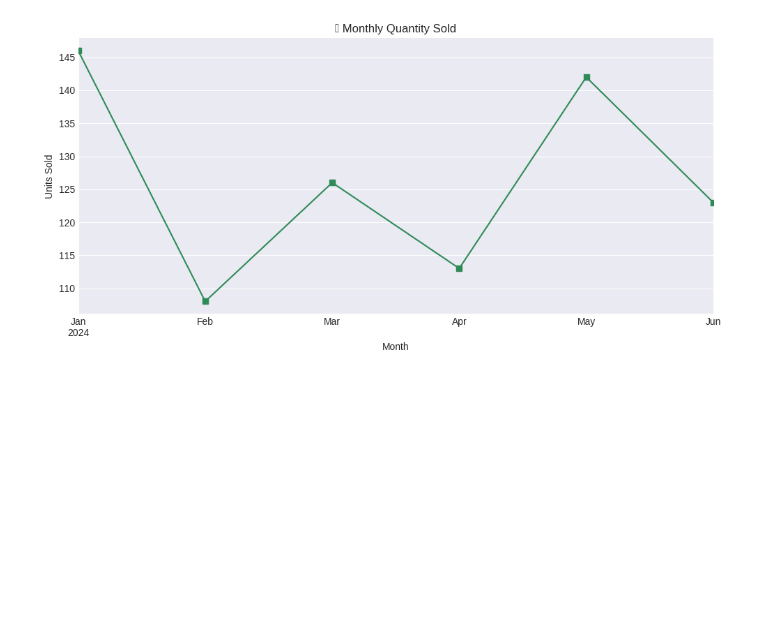
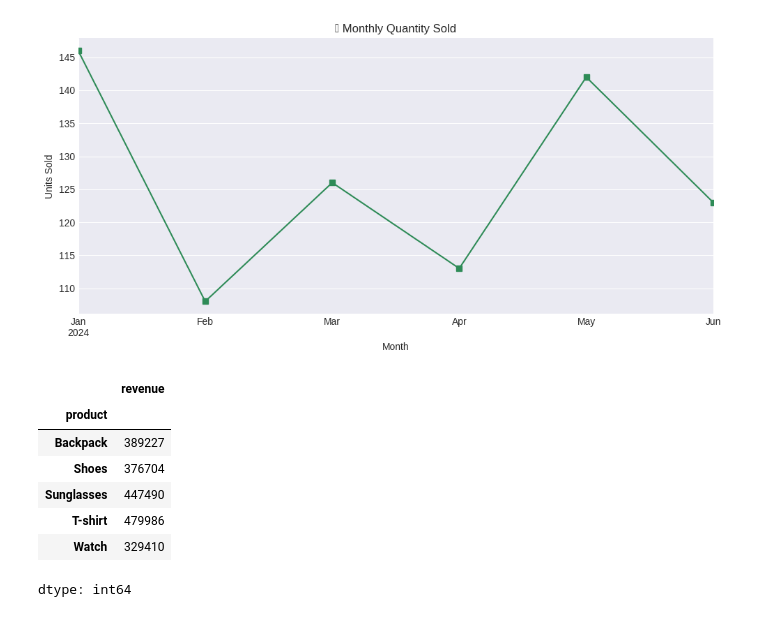
Before and after one commit to srujan-jagadeesh/sales-dashboard-project, a Jupyter notebook: Sales_Dashboard_Project.ipynb, the cells around one changed output. Cells and saved outputs as stored; diff of their text form; code cells hidden in the pictures; blank space fills up the shorter version.

```diff
--- a/Sales_Dashboard_Project.ipynb
+++ b/Sales_Dashboard_Project.ipynb
@@ -109,3 +109,15 @@ plt.tight_layout()
 plt.show()
 # %% [output]
 [figure]
+# %%
+#total revenue by product
+df.groupby("product")["revenue"].sum()
+# %% [output]
+|  | revenue |
+| product |  |
+| Backpack | 389227 |
+| Shoes | 376704 |
+| Sunglasses | 447490 |
+| T-shirt | 479986 |
+| Watch | 329410 |
+dtype: int64
```
Also changed, not shown: parts of 4 cells of this notebook, 3 other files.
